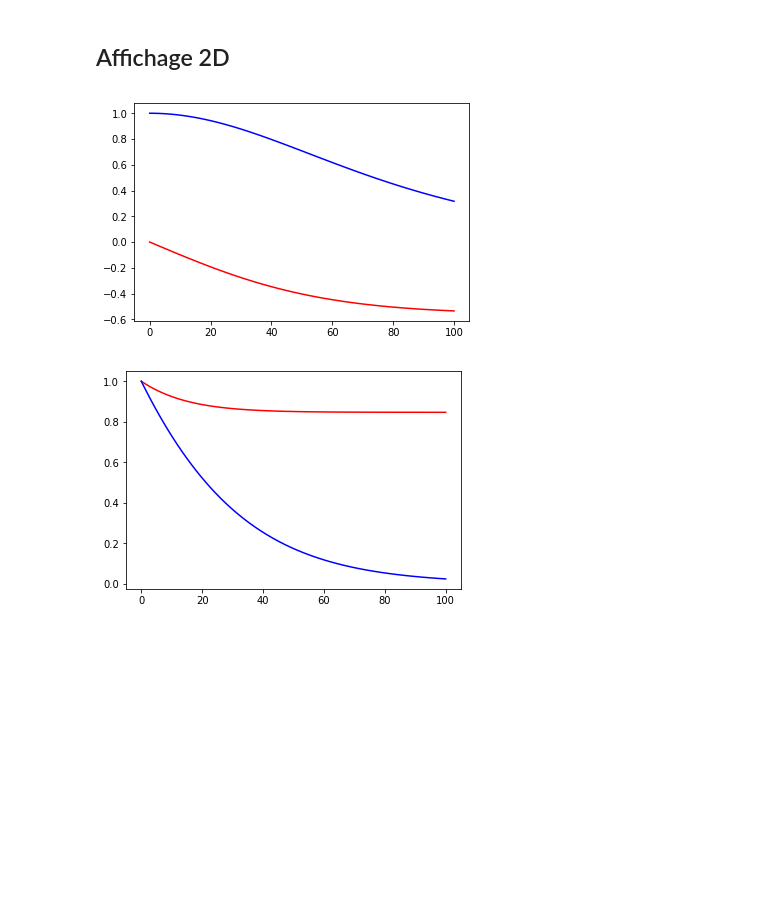
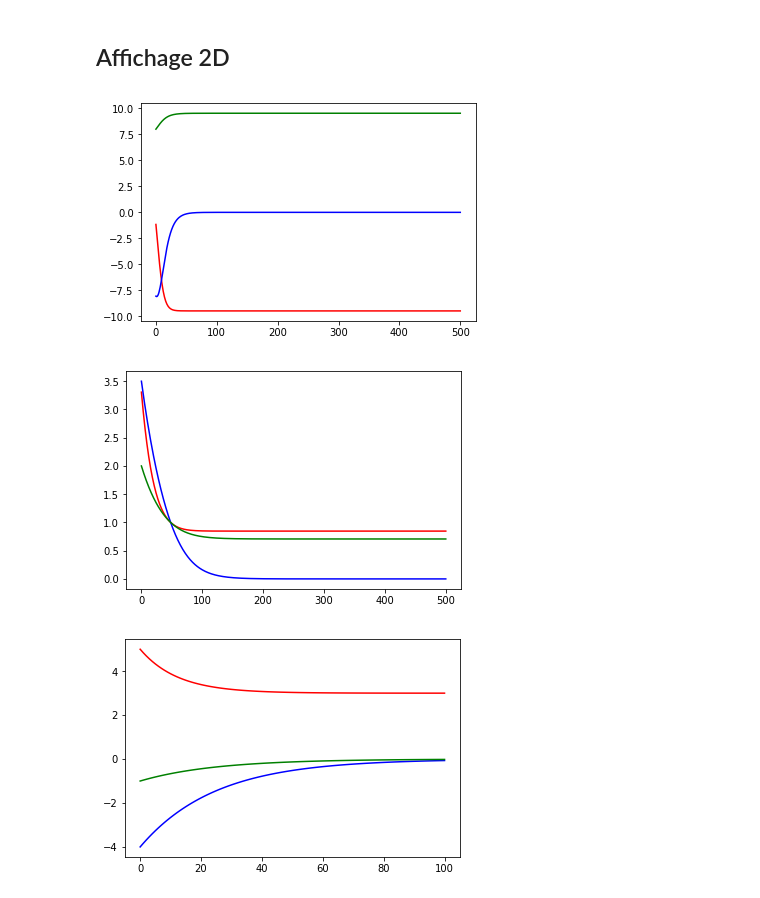
Before and after one commit to ykrmm/ARF, a Jupyter notebook: tme/tme3/tme3.ipynb, the cells around one changed output. Cells and saved outputs as stored; diff of their text form; code cells hidden in the pictures; blank space fills up the shorter version.

```diff
--- a/tme/tme3/tme3.ipynb
+++ b/tme/tme3/tme3.ipynb
@@ -74,19 +73,19 @@ def drosenBrock(x1,x2):
 # %% [markdown]
 ## Affichage 2D
 # %%
-def affiche1(fonc,dfonc,xinit,eps,max_iter):
+def affiche2d(fonc,dfonc,xinit,eps,max_iter):
     """Affiche en fonction du nombre d'itérations les valeurs de fX et du gradient de f."""
 
     absi = [i for i in range(max_iter+1)]
     X,fX,dfX = optimise(fonc,dfonc,xinit,eps,max_iter)
-    plt.plot(absi,fX,'r',absi,dfX,'b')
+    plt.plot(absi,fX,'r',absi,dfX,'b',absi,X,'g')
     plt.show()
     #plt.close()
-# %%
-affiche1(xcosx,dxcosx,0,0.01,100)
-# %% [output]
-[figure, removed]
-# %%
-affiche1(logx,dlogx,1,0.01,100)
-# %% [output]
-[figure, removed]
+# %%
+affiche2d(xcosx,dxcosx,random.randint(10),0.01,500)
+affiche2d(logx,dlogx,random.randint(1,10),0.01,500)
+affiche2d(fx,dfx,-1,0.01,100)
+# %% [output]
+[figure, added]
+[figure, added]
+[figure, added]
```
Also changed, not shown: parts of 6 cells of this notebook.
